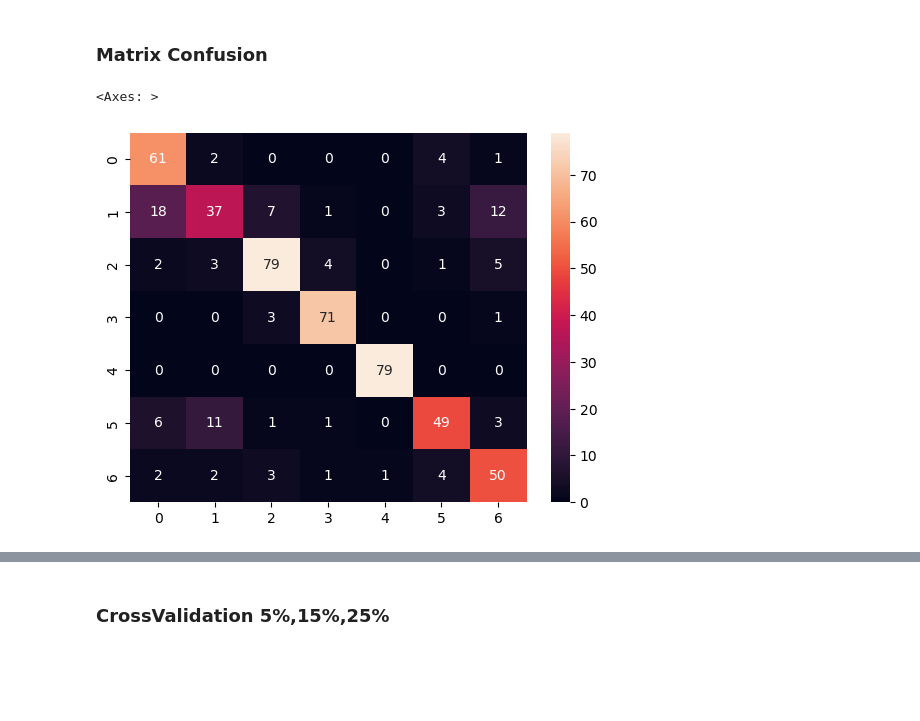
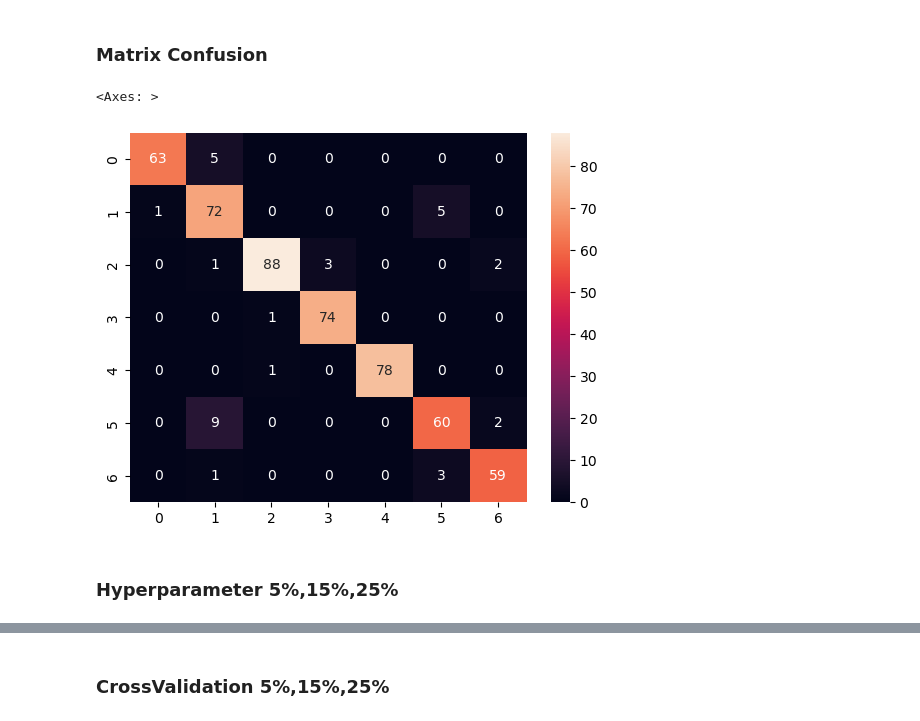
Before and after one commit to 2026362-Silvia/Machine-Learning, a Jupyter notebook: SilviaSolanoMarchini_1st_assessment_ML.ipynb, the cells around one changed output, grey strips where cells are left out. Drawn from its saved outputs; the diff is of its cells as text; code cells hidden in the pictures; blank space fills up the shorter version.

Commit message:
random forest hyperparameter and comparison

```diff
--- a/SilviaSolanoMarchini_1st_assessment_ML.ipynb
+++ b/SilviaSolanoMarchini_1st_assessment_ML.ipynb
@@ -851,9 +834,11 @@ dtype: float64
 # %%
 # Matrix de confusion using RF
 cm_rf = confusion_matrix(y_test_25, y_pred_25_rf)
 
 # Call a method heatmap() to plot confusion matrix
-sns.heatmap(cm, annot = True)
+sns.heatmap(cm_rf, annot = True)
 # %% [output]
 <Axes: >
-[figure, old version]
+[figure, new version]
+# %% [markdown]
+### Hyperparameter 5%,15%,25%
```
Also changed, not shown: parts of 7 cells of this notebook.
